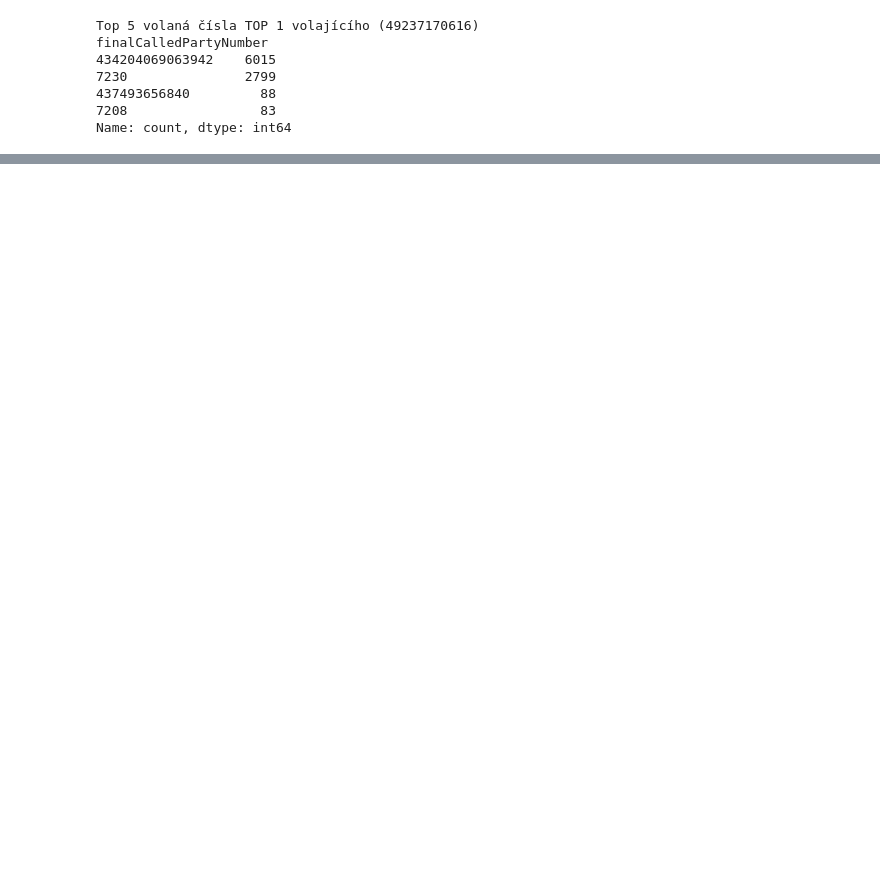
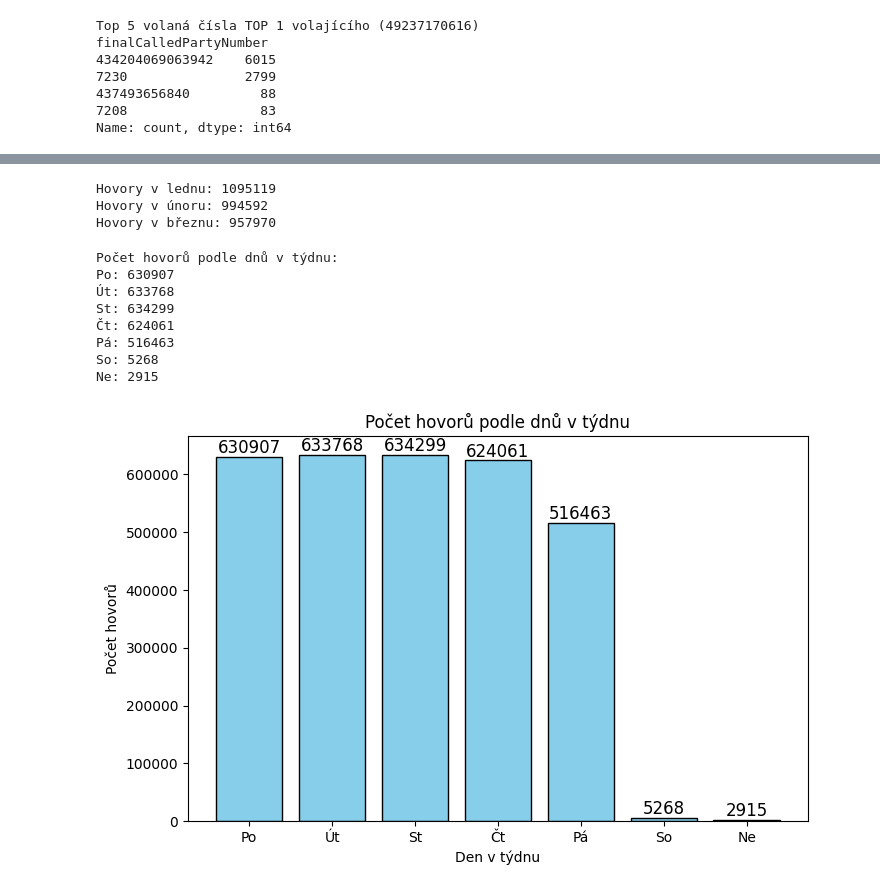
Before and after one commit to Hana-Et/DATA_2025_projekt_Callytics, a Jupyter notebook: statistika2.ipynb, the cells around one changed output, grey strips where cells are left out. Cells and saved outputs as stored; diff of their text form; code cells hidden in the pictures; blank space fills up the shorter version.

```diff
--- a/statistika2.ipynb
+++ b/statistika2.ipynb
@@ -199,6 +217,5 @@ Zmeškané hovory: 0(0.00%)
 # %%
 # Podíl zabezpečených hovorů (callSecuredStatus) - kolik bylo šifrovaných, kolik nezabezpečených.
-unique_calls_df = df.drop_duplicates(subset=["globalCallID_callId", "origLegCallIdentifier"])
 
 non_secured = 0
 not_encrypted = 0
@@ -221,12 +242,4 @@ print(f"Encrypted: {encrypted}")
-# %%
-# délka hovoru  - první řádek odtrsnit, nebo jiný řádek odstranit? connect - dissconect
-unique_calls_df = df.drop_duplicates(subset=["globalCallID_callId", "origLegCallIdentifier"])
-print("Statistické shrnutí sloupce 'duration':")
-unique_calls_df["duration"].describe().round(0)
 # %%
-unique_calls_df = df.drop_duplicates(subset=["globalCallID_callId", "origLegCallIdentifier"])
-
-
 durations = unique_calls_df['duration']
 
 
@@ -250,7 +278,5 @@ with pd.option_context('display.max_rows', 5, 'display.max_columns', None):
 # %%
 # Kolik hovorů v lednu, únoru a březnu
-unique_calls_df = df.drop_duplicates(subset=["globalCallID_callId", "origLegCallIdentifier"])
-
 hovory_leden = 0
 hovory_unor = 0
 hovory_brezen = 0
@@ -268,42 +294,59 @@ for date in unique_calls_df['dateTimeOrigination']:
 print(f"Hovory v lednu: {hovory_leden}")
 print(f"Hovory v únoru: {hovory_unor}")
 print(f"Hovory v březnu: {hovory_brezen}")
+# %% [output]
+Hovory v lednu: 1095119
+Hovory v únoru: 994592
+Hovory v březnu: 957970
 # %%
 # Průměrný počet hovorů rozdělených na dny (Po - Ne) za poslední čtvrtletí
-unique_calls_df = df.drop_duplicates(subset=["globalCallID_callId", "origLegCallIdentifier"])
 dni = {'Po':0, 'Út':0, 'St':0, 'Čt':0, 'Pá':0, 'So':0, 'Ne':0}
 
 for date in unique_calls_df['dateTimeOrigination']:
     if pd.notna(date):
         den = date.weekday()  # pondělí=0, neděle=6
         if den == 0:
-            dni['Po'] += 1
+            dni['Po'] += 1 #udělat mediány
         elif den == 1:
             dni['Út'] += 1
         elif den == 2:
             dni['St'] += 1
         elif den == 3:
             dni['Čt'] += 1
         elif den == 4:
             dni['Pá'] += 1
         elif den == 5:
             dni['So'] += 1
         elif den == 6:
             dni['Ne'] += 1
 
 print("Počet hovorů podle dnů v týdnu:")
 for den, pocet in dni.items():
     print(f"{den}: {pocet}")
 
 nazvy_dnu = list(dni.keys())
 pocet_hovoru = list(dni.values())
 
 
 plt.figure(figsize=(8,5))
-plt.bar(nazvy_dnu, pocet_hovoru, color='skyblue', edgecolor='black')
+bars = plt.bar(nazvy_dnu, pocet_hovoru, color='skyblue', edgecolor='black')
 plt.title('Počet hovorů podle dnů v týdnu')
 plt.xlabel('Den v týdnu')
 plt.ylabel('Počet hovorů')
+
+for bar in bars:
+    plt.text(bar.get_x() + bar.get_width() / 2, bar.get_height(),
+             f'{bar.get_height():.0f}', ha='center', va='bottom', fontsize=12)
 plt.show()
+# %% [output]
+Počet hovorů podle dnů v týdnu:
+Po: 630907
+Út: 633768
+St: 634299
+Čt: 624061
+Pá: 516463
+So: 5268
+Ne: 2915
+[figure, added]
 # %%
 # Kdy se nejčastěji volá dle jednotlivých dnů 6-12, 12-18, 18-24 a 24-6
```
Also changed, not shown: parts of 14 cells of this notebook.
